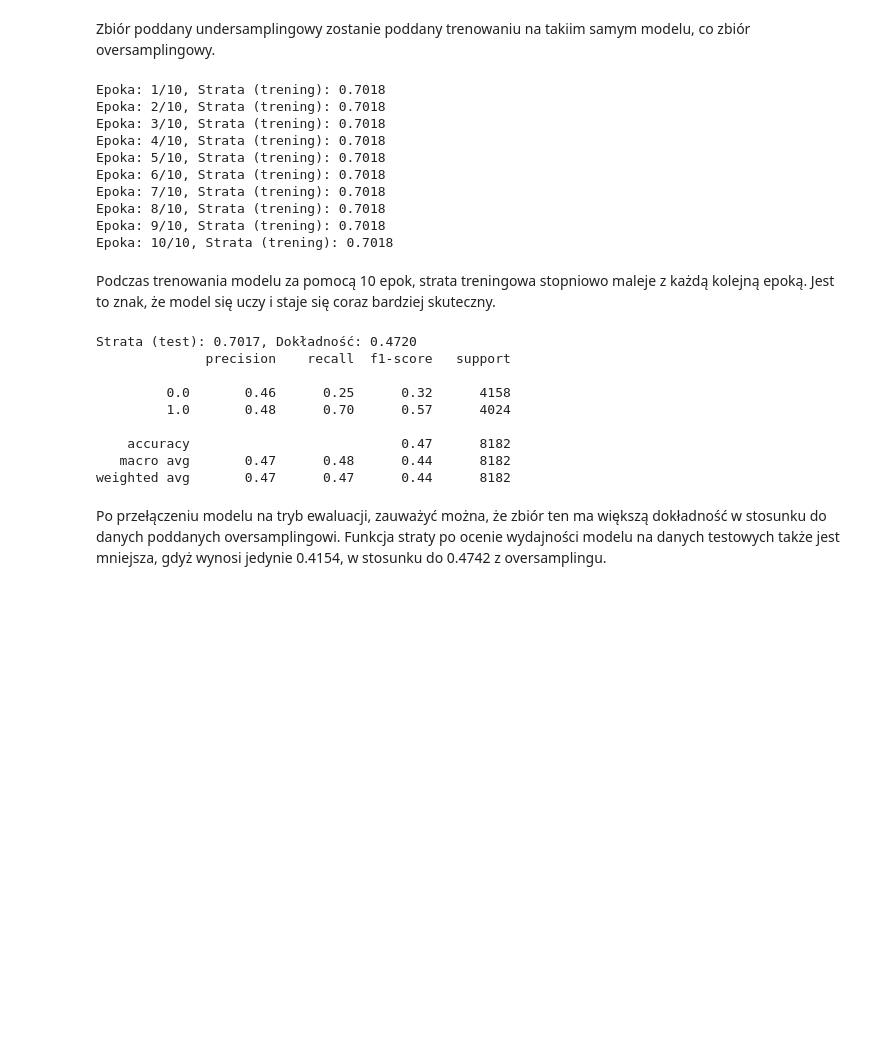
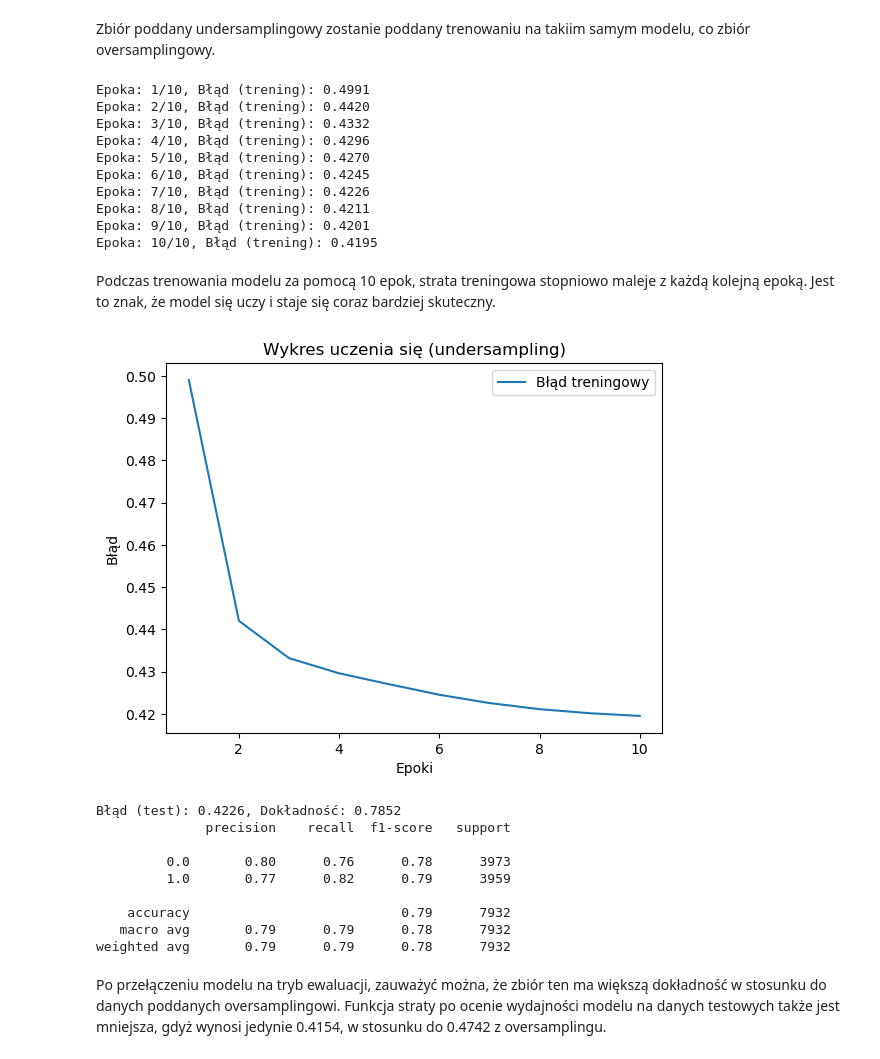
Before and after one commit to GWeronika/MachineLearningProjectSI, a Jupyter notebook: SI_project_smoking.ipynb, the cells around one changed output. Cells and saved outputs as stored; diff of their text form; code cells hidden in the pictures; blank space fills up the shorter version.

```diff
--- a/SI_project_smoking.ipynb
+++ b/SI_project_smoking.ipynb
@@ -528,9 +543,14 @@ model_un = nn.Sequential(
     nn.Linear(10, 1),
     nn.Sigmoid()
 )
+# %%
+criterion = nn.BCELoss()
+optimizer = optim.Adam(model_un.parameters(), lr=0.001)
 # %% [markdown]
 Zbiór poddany undersamplingowy zostanie poddany trenowaniu na takiim samym modelu, co zbiór oversamplingowy.
 # %%
+train_losses = []
+
 for epoch in range(epochs):
     model_un.train()
     train_loss = 0.0
@@ -543,20 +563,30 @@ for epoch in range(epochs):
         train_loss += loss.item() * inputs.size(0)
 
     train_loss /= len(train_dataloader_un.dataset)
-    print(f'Epoka: {epoch+1}/{epochs}, Strata (trening): {train_loss:.4f}')
+    train_losses.append(train_loss)
+    print(f'Epoka: {epoch+1}/{epochs}, Błąd (trening): {train_loss:.4f}')
 # %% [output]
-Epoka: 1/10, Strata (trening): 0.7018
-Epoka: 2/10, Strata (trening): 0.7018
-Epoka: 3/10, Strata (trening): 0.7018
-Epoka: 4/10, Strata (trening): 0.7018
-Epoka: 5/10, Strata (trening): 0.7018
-Epoka: 6/10, Strata (trening): 0.7018
-Epoka: 7/10, Strata (trening): 0.7018
-Epoka: 8/10, Strata (trening): 0.7018
-Epoka: 9/10, Strata (trening): 0.7018
-Epoka: 10/10, Strata (trening): 0.7018
+Epoka: 1/10, Błąd (trening): 0.4991
+Epoka: 2/10, Błąd (trening): 0.4420
+Epoka: 3/10, Błąd (trening): 0.4332
+Epoka: 4/10, Błąd (trening): 0.4296
+Epoka: 5/10, Błąd (trening): 0.4270
+Epoka: 6/10, Błąd (trening): 0.4245
+Epoka: 7/10, Błąd (trening): 0.4226
+Epoka: 8/10, Błąd (trening): 0.4211
+Epoka: 9/10, Błąd (trening): 0.4201
+Epoka: 10/10, Błąd (trening): 0.4195
 # %% [markdown]
 Podczas trenowania modelu za pomocą 10 epok, strata treningowa stopniowo maleje z każdą kolejną epoką. Jest to znak, że model się uczy i staje się coraz bardziej skuteczny.
+# %%
+plt.plot(range(1, epochs+1), train_losses, label='Błąd treningowy')
+plt.xlabel('Epoki')
+plt.ylabel('Błąd')
+plt.title('Wykres uczenia się (undersampling)')
+plt.legend()
+plt.show()
+# %% [output]
+[figure, added]
 # %%
 model_un.eval()
 test_loss = 0.0
@@ -578,19 +608,19 @@ with torch.no_grad():
 
 test_loss /= len(test_dataloader_un.dataset)
 accuracy = correct / total
-print(f'Strata (test): {test_loss:.4f}, Dokładność: {accuracy:.4f}')
+print(f'Błąd (test): {test_loss:.4f}, Dokładność: {accuracy:.4f}')
 
 print(classification_report(true_labels, predictions))
 # %% [output]
-Strata (test): 0.7017, Dokładność: 0.4720
+Błąd (test): 0.4226, Dokładność: 0.7852
               precision    recall  f1-score   support
 
-         0.0       0.46      0.25      0.32      4158
-         1.0       0.48      0.70      0.57      4024
+         0.0       0.80      0.76      0.78      3973
+         1.0       0.77      0.82      0.79      3959
 
-    accuracy                           0.47      8182
-   macro avg       0.47      0.48      0.44      8182
-weighted avg       0.47      0.47      0.44      8182
+    accuracy                           0.79      7932
+   macro avg       0.79      0.79      0.78      7932
+weighted avg       0.79      0.79      0.78      7932
 # %% [markdown]
 Po przełączeniu modelu na tryb ewaluacji, zauważyć można, że zbiór ten ma większą dokładność w stosunku do danych poddanych oversamplingowi. Funkcja straty po ocenie wydajności modelu na danych testowych także jest mniejsza, gdyż wynosi jedynie 0.4154, w stosunku do 0.4742 z oversamplingu.
 # %% [markdown]
```
Also changed, not shown: parts of 32 cells of this notebook.
